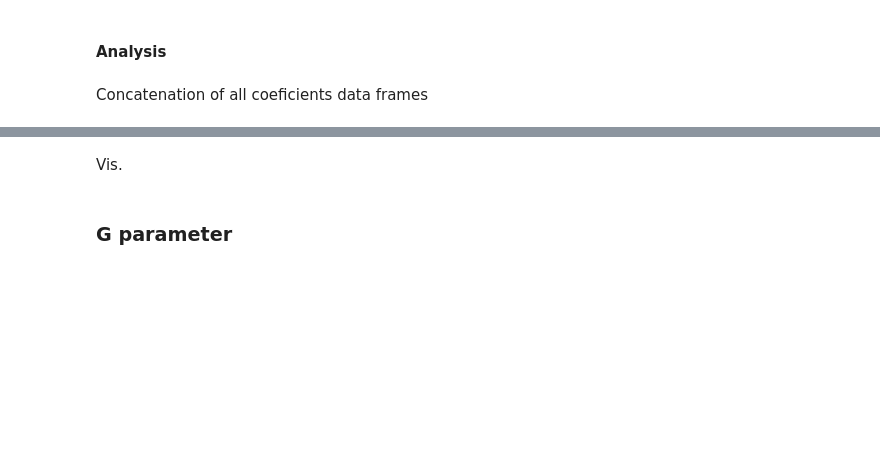
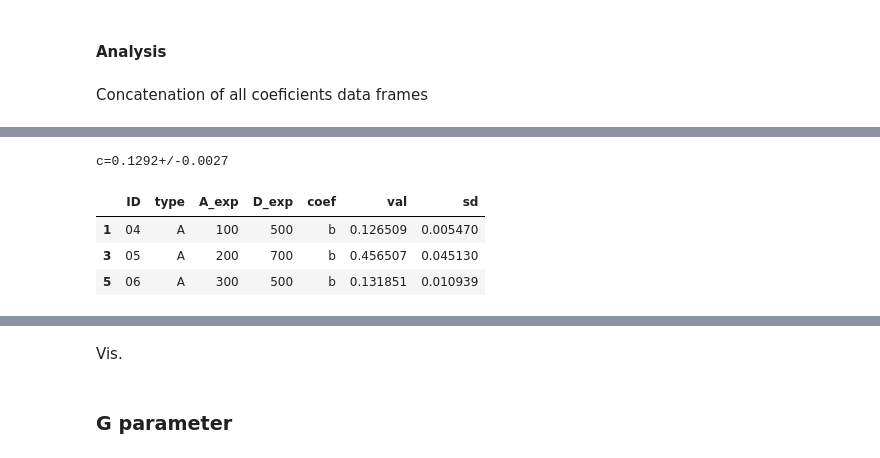
Before and after one commit to wisstock/FRETrans, a Jupyter notebook: coef_calc.ipynb, the cells around one changed output, grey strips where cells are left out. Cells and saved outputs as stored; diff of their text form; code cells hidden in the pictures; blank space fills up the shorter version.

```diff
--- a/coef_calc.ipynb
+++ b/coef_calc.ipynb
@@ -324,0 +360,8 @@ for reg in acceptor_reg_list + donor_reg_list:
+# %%
+cross_val_df.loc[cross_val_df.coef == 'b']
+# %% [output]
+c=0.1292+/-0.0027
+|  | ID | type | A_exp | D_exp | coef | val | sd |
+| 1 | 04 | A | 100 | 500 | b | 0.126509 | 0.005470 |
+| 3 | 05 | A | 200 | 700 | b | 0.456507 | 0.045130 |
+| 5 | 06 | A | 300 | 500 | b | 0.131851 | 0.010939 |
```
Also changed, not shown: parts of 14 cells of this notebook.
